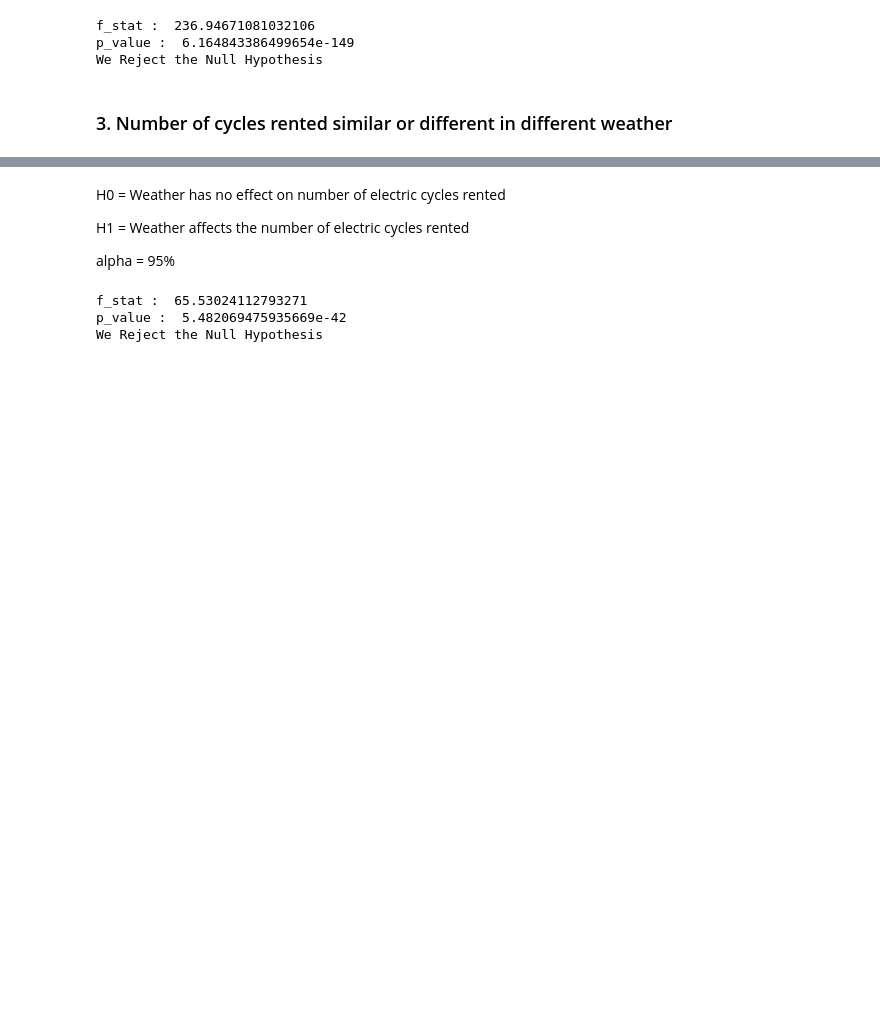
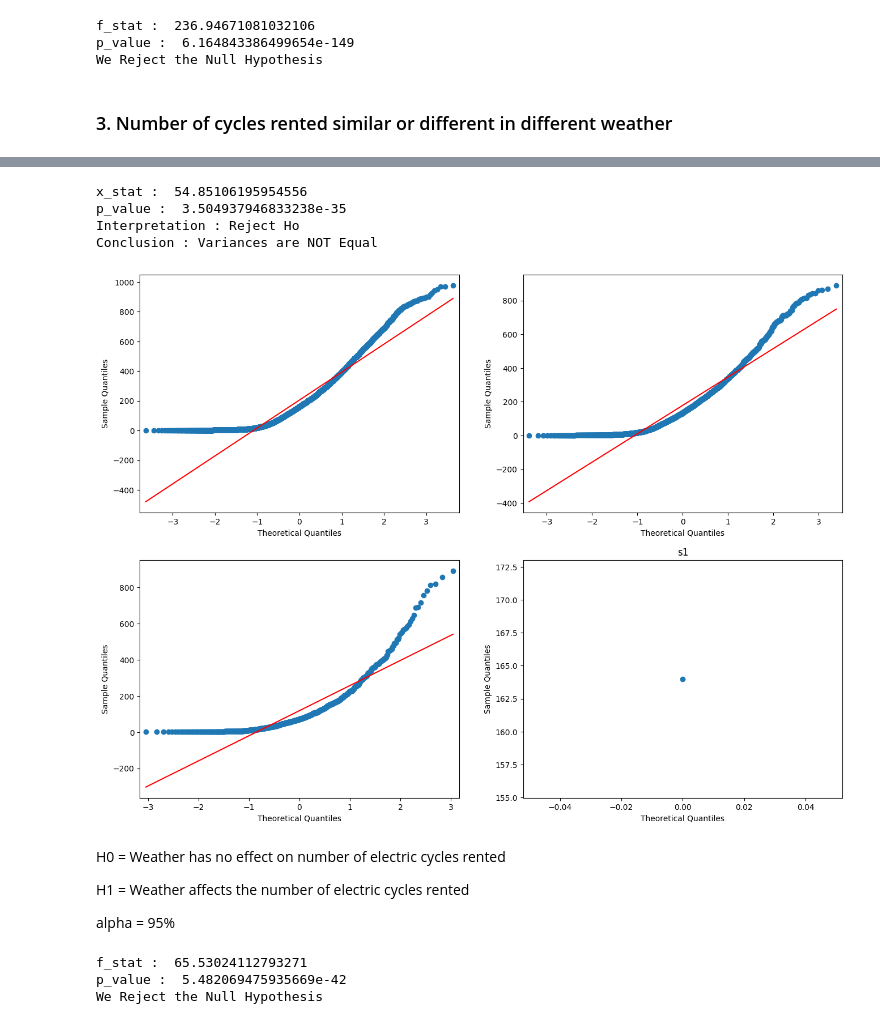
Before and after one commit to Rhy-Shah/Yulu_Hypothesis_Testing, a Jupyter notebook: yulu.ipynb, the cells around one changed output, grey strips where cells are left out. Drawn from its saved outputs; the diff is of its cells as text; code cells hidden in the pictures; blank space fills up the shorter version.

```diff
--- a/yulu.ipynb
+++ b/yulu.ipynb
@@ -291,3 +361,34 @@ We Reject the Null Hypothesis
+# %%
+alpha = 0.05
+
+x_stat,p_value = levene(df_w1['count'],df_w2['count'],df_w3['count'],df_w4['count'])
+
+print("x_stat : ",x_stat)
+print("p_value : ",p_value)
+
+if p_value< alpha:
+    print("Interpretation : Reject Ho")
+    print("Conclusion : Variances are NOT Equal")
+else:
+    print("Interpretation : Fail to Reject Ho")
+    print("Conclusion : Variances are Equal")
+# %% [output]
+x_stat :  54.85106195954556
+p_value :  3.504937946833238e-35
+Interpretation : Reject Ho
+Conclusion : Variances are NOT Equal
+# %%
+fig, axis = plt.subplots(nrows=2, ncols=2, figsize=(16, 12))
+
+plt.title('s1')
+qqplot(df_w1['count'], line='s', ax=axis[0, 0])
+qqplot(df_w2['count'], line='s', ax=axis[0, 1])
+qqplot(df_w3['count'], line='s', ax=axis[1, 0])
+qqplot(df_w4['count'], line='s', ax=axis[1, 1])
+
+plt.show()
+# %% [output]
+[figure, added]
 # %% [markdown]
 H0 =  Weather has no effect on number of electric cycles rented
 
```
Also changed, not shown: parts of 15 cells of this notebook.
